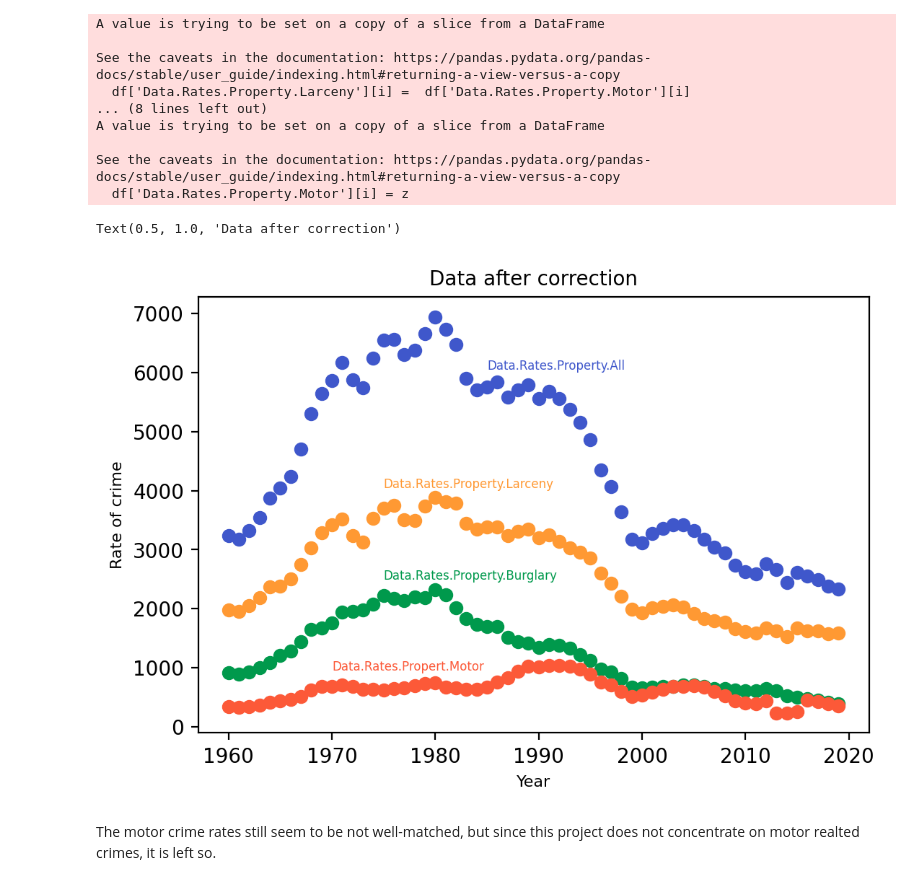
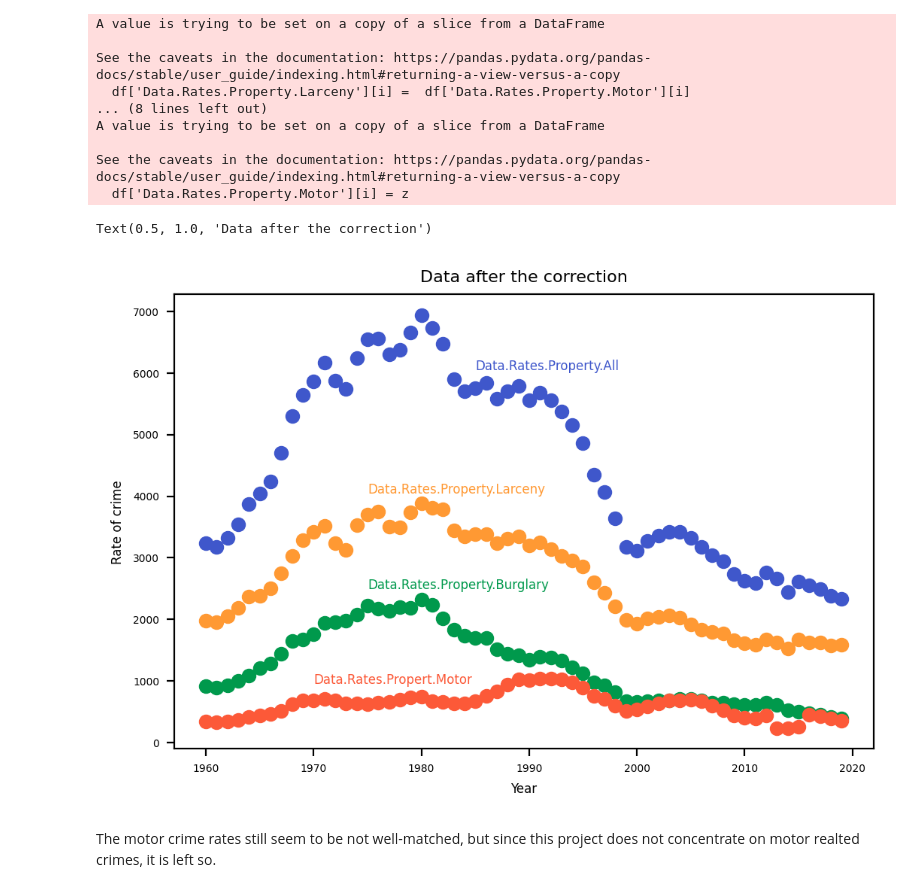
Before and after one commit to Katarzyna-W/DataAnalytics, a Jupyter notebook: Project/da_new/final.ipynb, the cells around one changed output. Saved outputs shown, nothing was run; the diff lists cells and outputs as text; code cells hidden in the pictures.

```diff
--- a/Project/da_new/final.ipynb
+++ b/Project/da_new/final.ipynb
@@ -135,23 +147,23 @@ See the caveats in the documentation: https://pandas.pydata.org/pandas-docs/stab
 # %%
 #plot corrected data
 california = df[df["State"] == "California"]
 fig,ax = plt.subplots()
 
 ax.scatter(data=california, x = 'Year', y = 'Data.Rates.Property.All', color = '#3F57CB')
 ax.scatter(data=california, x = 'Year', y = 'Data.Rates.Property.Larceny', color = '#FF9933')
 ax.scatter(data=california, x = 'Year', y = 'Data.Rates.Property.Burglary', color = '#00994C')
 ax.scatter(data=california, x = 'Year', y = 'Data.Rates.Property.Motor', color = '#FC5938')
 ax.text(1985, 6050, 'Data.Rates.Property.All', fontsize = 6, color = '#3F57CB')
 ax.text(1975, 4050, 'Data.Rates.Property.Larceny', fontsize = 6, color = '#FF9933')
 ax.text(1975, 2500, 'Data.Rates.Property.Burglary', fontsize = 6, color = '#00994C')
 ax.text(1970, 950, 'Data.Rates.Propert.Motor', fontsize = 6, color = '#FC5938')
 
-plt.xlabel('Year', fontsize = 8)
-plt.ylabel('Rate of crime', fontsize = 8)
-plt.title("Data after correction", fontsize = 10)
+plt.xlabel('Year', fontsize = 6)
+plt.ylabel('Rate of crime', fontsize = 6)
+plt.title("Data after the correction", fontsize = 8)
 # %% [output]
-Text(0.5, 1.0, 'Data after correction')
+Text(0.5, 1.0, 'Data after the correction')
-[figure, old version]
+[figure, new version]
 # %% [markdown]
 The motor crime rates still seem to be not well-matched, but since this project does not concentrate on motor realted crimes, it is left so.
 # %%
```
Also changed, not shown: parts of 42 cells of this notebook.
